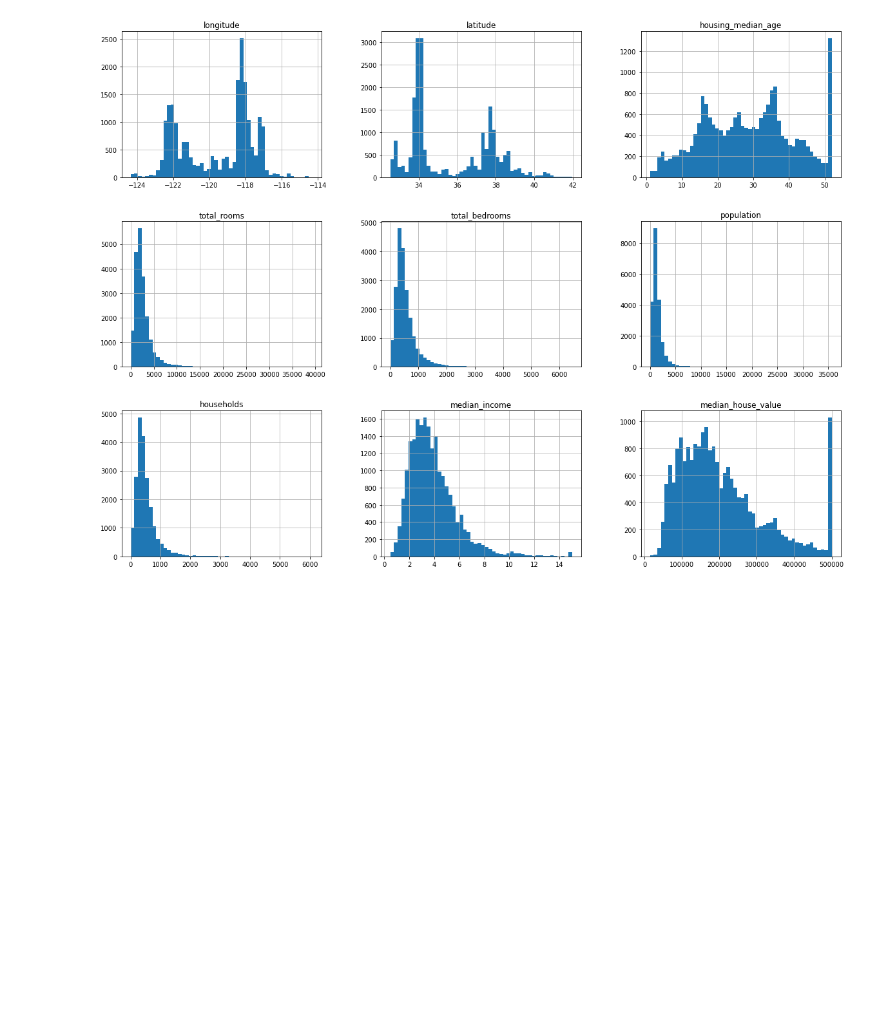
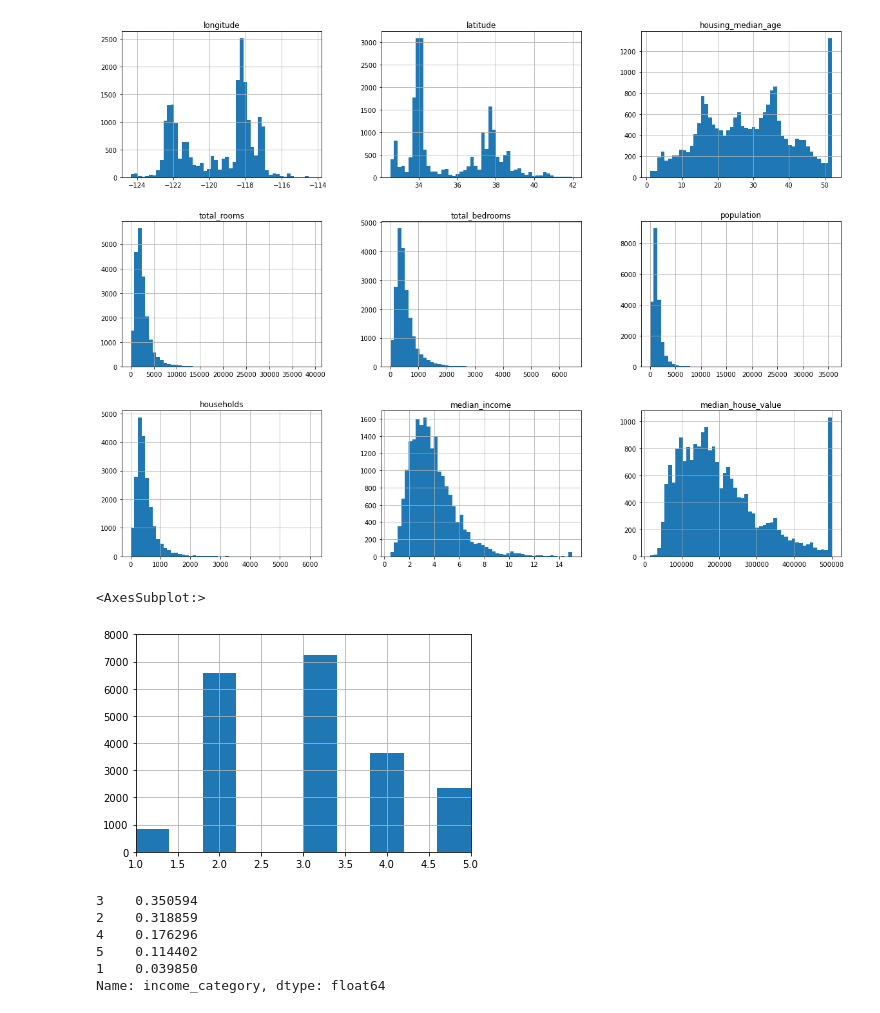
Before and after one commit to peteVo/Handson_HW, a Jupyter notebook: Chapter2/Housing.ipynb, the cells around one changed output. Cells and saved outputs as stored; diff of their text form; code cells hidden in the pictures; blank space fills up the shorter version.

```diff
--- a/Chapter2/Housing.ipynb
+++ b/Chapter2/Housing.ipynb
@@ -105,3 +104,11 @@ housing_with_id["id"] = housing["longitude"] * 1000 + housing["latitude"]
 train_set, test_set = split_train_test_by_id(housing_with_id, 0.2, "id")
 # %%
 train_set, test_set = train_test_split(housing, test_size=0.2, random_state=42)
+# %%
+housing['income_category'] = pd.cut(housing['median_income'], bins=[0., 1.5, 3., 4.5, 6., np.inf], labels=[1,2,3,4,5])
+plt.xlim((1,5))
+plt.ylim((0,8000))
+housing['income_category'].hist()
+# %% [output]
+<AxesSubplot:>
+[figure, added]
@@ -107,0 +120,9 @@ train_set, test_set = train_test_split(housing, test_size=0.2, random_state=42)
+# %%
+strat_train_set['income_category'].value_counts() / len(strat_train_set)
+# %% [output]
+3    0.350594
+2    0.318859
+4    0.176296
+5    0.114402
+1    0.039850
+Name: income_category, dtype: float64
```
Also changed, not shown: parts of 8 cells of this notebook.
